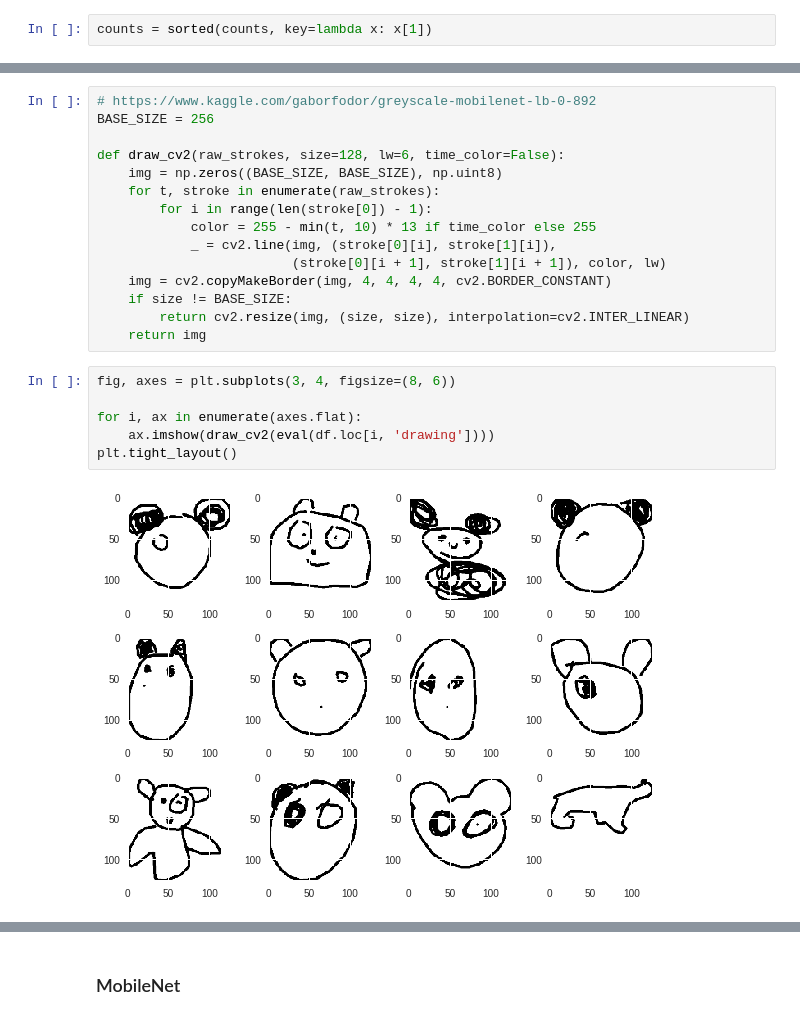
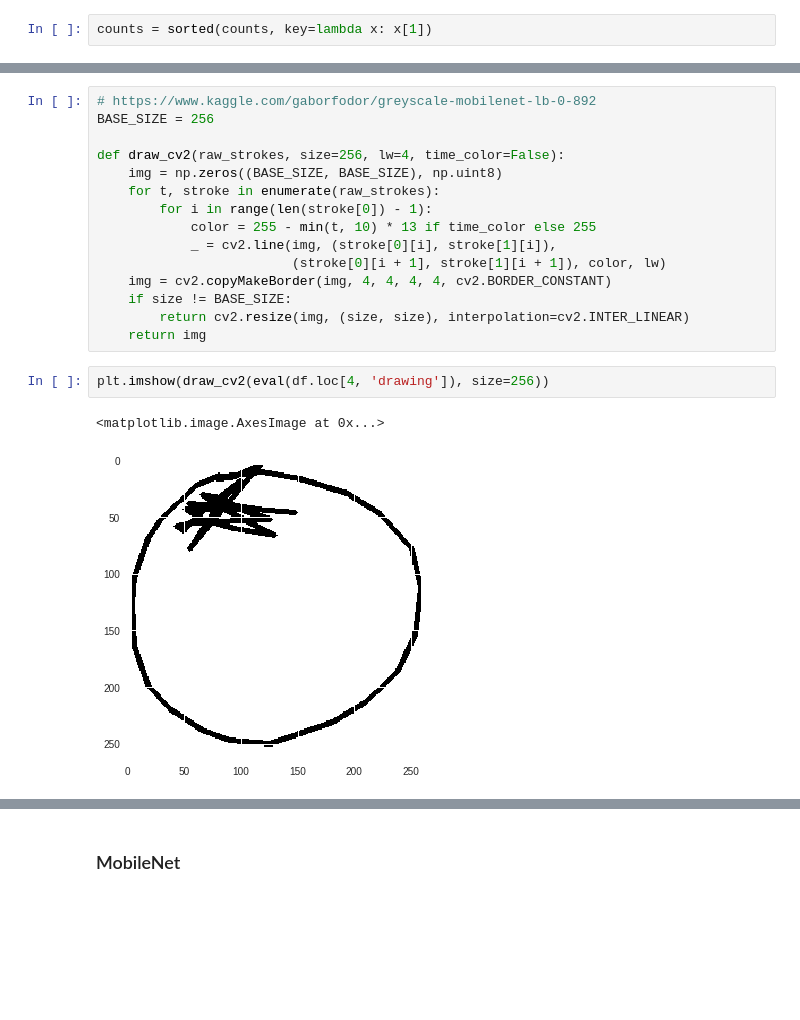
Before and after one commit to alexshuang/quickdraw_doodle_recognition, a Jupyter notebook: QuickDraw_starter.ipynb, the cells around one changed output, grey strips where cells are left out. Cells and saved outputs as stored; diff of their text form; blank space fills up the shorter version.

```diff
--- a/QuickDraw_starter.ipynb
+++ b/QuickDraw_starter.ipynb
@@ -95,7 +70,7 @@ df2.head()
 # https://www.kaggle.com/gaborfodor/greyscale-mobilenet-lb-0-892
 BASE_SIZE = 256
 
-def draw_cv2(raw_strokes, size=128, lw=6, time_color=False):
+def draw_cv2(raw_strokes, size=256, lw=4, time_color=False):
     img = np.zeros((BASE_SIZE, BASE_SIZE), np.uint8)
     for t, stroke in enumerate(raw_strokes):
         for i in range(len(stroke[0]) - 1):
@@ -106,11 +81,8 @@ def draw_cv2(raw_strokes, size=128, lw=6, time_color=False):
     if size != BASE_SIZE:
         return cv2.resize(img, (size, size), interpolation=cv2.INTER_LINEAR)
     return img
-# %%
-fig, axes = plt.subplots(3, 4, figsize=(8, 6))
-
-for i, ax in enumerate(axes.flat):
-    ax.imshow(draw_cv2(eval(df.loc[i, 'drawing'])))
-plt.tight_layout()
-# %% [output]
-[figure, removed]
+# %%
+plt.imshow(draw_cv2(eval(df.loc[4, 'drawing']), size=256))
+# %% [output]
+<matplotlib.image.AxesImage at 0x...>
+[figure, added]
```
Also changed, not shown: parts of 75 cells of this notebook.
